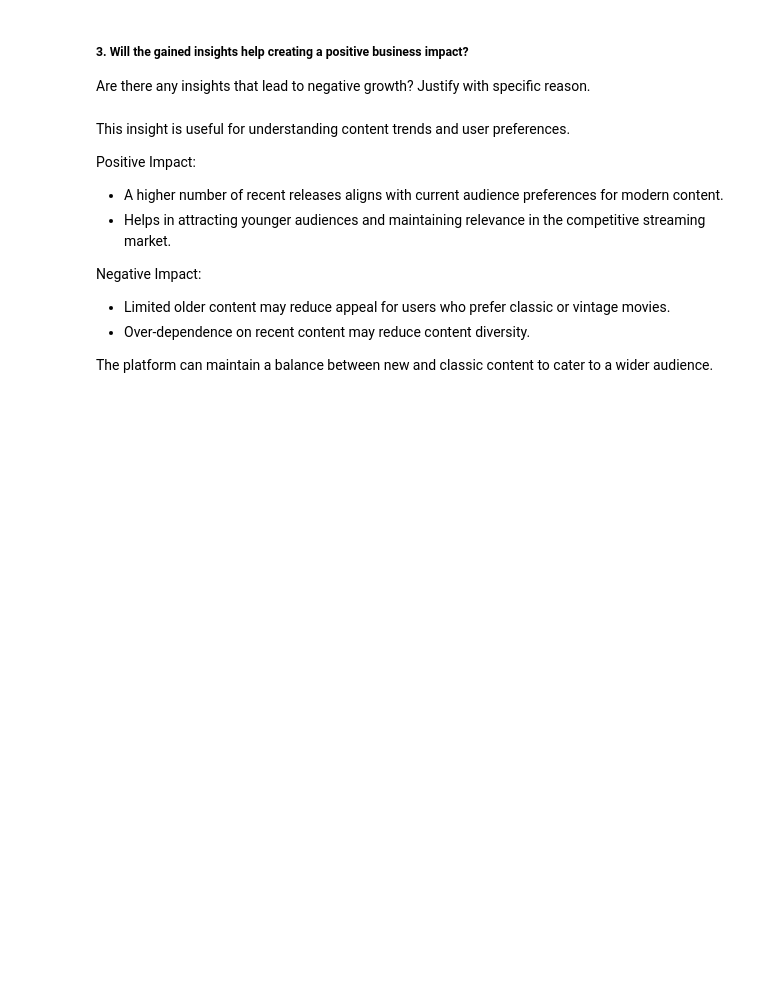
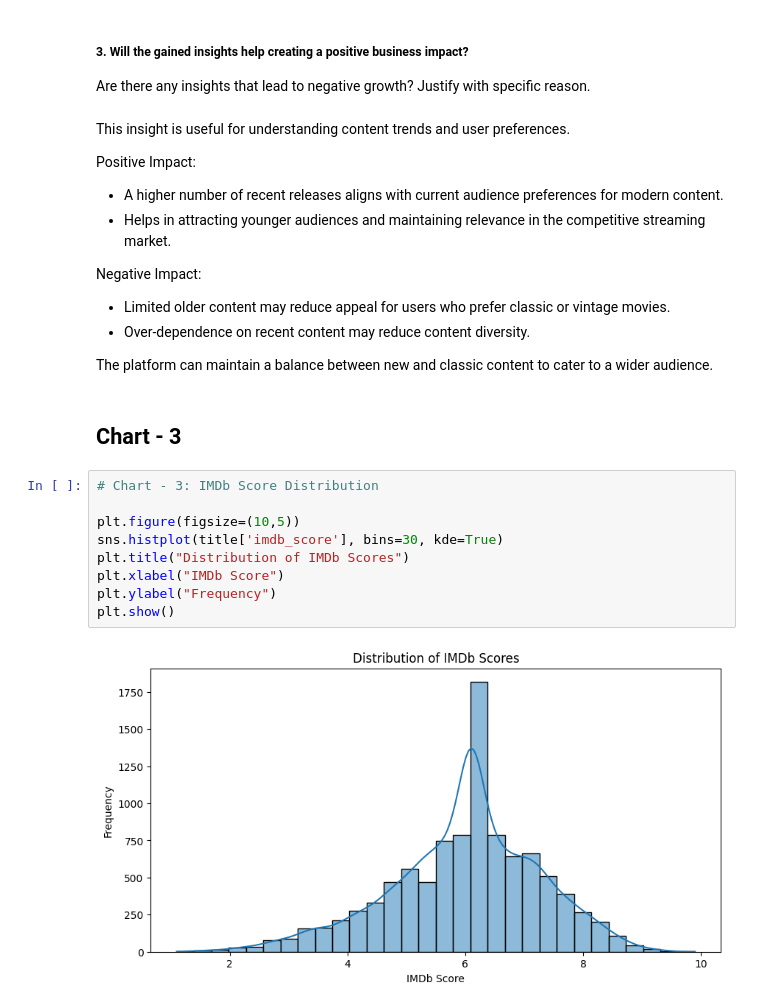
Before and after one commit to Snehamn24/Amazon-Prime-Video-EDA-and-Machine-Learning-Analysis, a Jupyter notebook: Amazon_Prime_EDA.ipynb, the cells around one changed output. Cells and saved outputs as stored; diff of their text form; blank space fills up the shorter version.

```diff
--- a/Amazon_Prime_EDA.ipynb
+++ b/Amazon_Prime_EDA.ipynb
@@ -653,3 +653,16 @@ Negative Impact:
 - Over-dependence on recent content may reduce content diversity.
 
 The platform can maintain a balance between new and classic content to cater to a wider audience.
+# %% [markdown]
+## Chart - 3
+# %%
+# Chart - 3: IMDb Score Distribution
+
+plt.figure(figsize=(10,5))
+sns.histplot(title['imdb_score'], bins=30, kde=True)
+plt.title("Distribution of IMDb Scores")
+plt.xlabel("IMDb Score")
+plt.ylabel("Frequency")
+plt.show()
+# %% [output]
+[figure, added]
```
Also changed, not shown: parts of 22 cells of this notebook.
